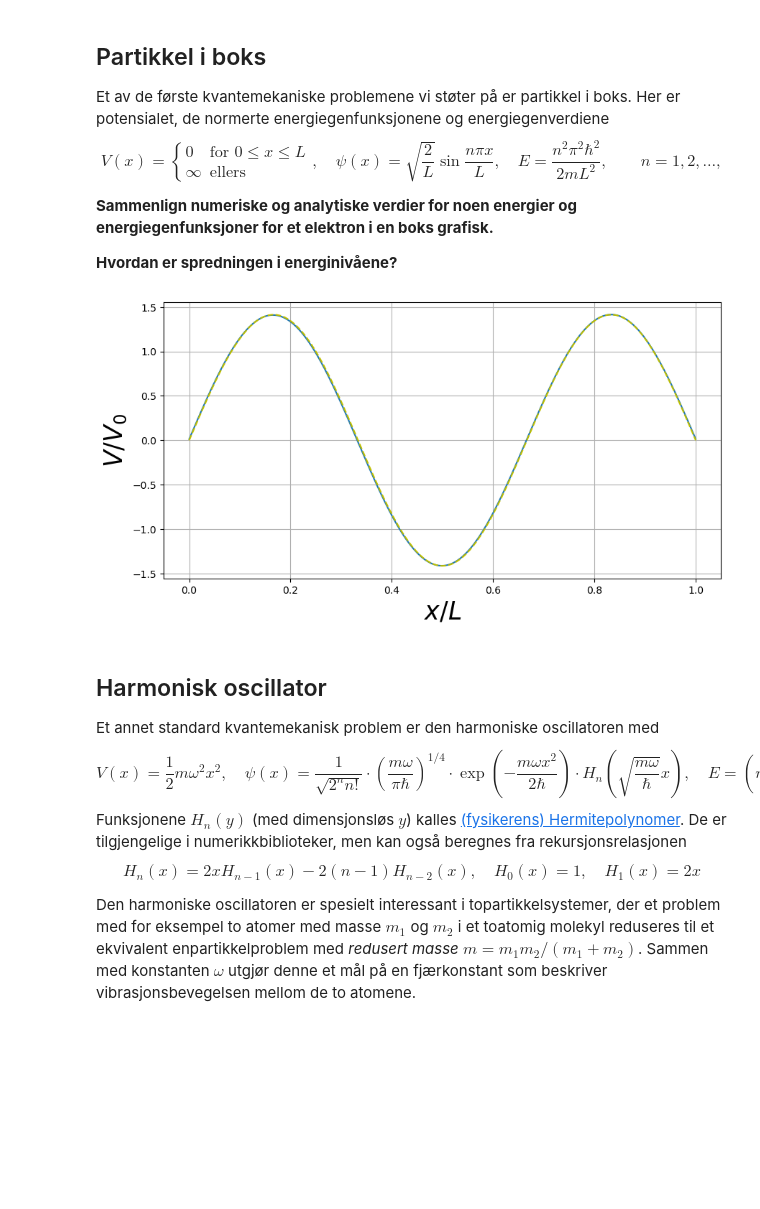
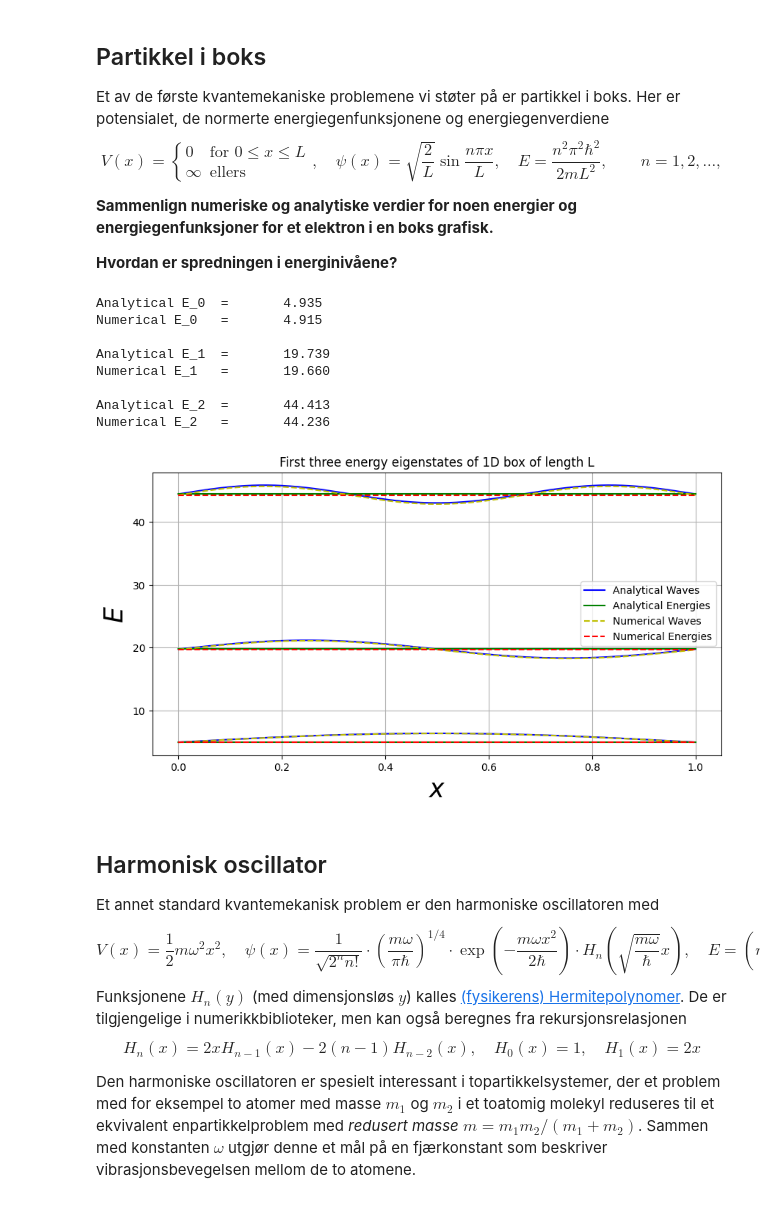
Before and after one commit to sondreklyve/semester3, a Jupyter notebook: Kvante/compex1.ipynb, the cells around one changed output. Saved outputs shown, nothing was run; the diff lists cells and outputs as text; code cells hidden in the pictures; blank space fills up the shorter version.

Commit message:
Completed numerical exercises QM

```diff
--- a/Kvante/compex1.ipynb
+++ b/Kvante/compex1.ipynb
@@ -123,27 +135,60 @@ $$
 **Sammenlign numeriske og analytiske verdier for noen energier og energiegenfunksjoner for et elektron i en boks grafisk.**
 
 **Hvordan er spredningen i energinivåene?**
-# %%
-N = 1000
-dx = 1 / N
-x = np.linspace(0, 1, N)
-
-def V(x):
-    return x
-
-
-w, v = solve_schrodinger(V(x), dx)
-
-f = normalizing_factor(v[2], x)
-
-plt.figure(figsize=(10,5))
-plt.plot(x, np.sqrt(1/f)*v.T[2])
-plt.plot(x, np.sqrt(2)*np.sin(3*np.pi*x), 'y--')
-plt.ylabel('$V/V_0$', fontsize=25)
-plt.xlabel('$x/L$', fontsize=25)
-plt.grid()
-# %% [output]
-[figure, removed]
+# %%
+N = 1000
+
+L = 1
+
+x, dx = np.linspace(0, L, N, retstep=True)
+
+V = 0 * x  # Define potential to be 0 everywhere within 1D box of length L
+
+energies, waves = solve_schrodinger(V, dx)
+
+plt.figure(figsize=(10,5))
+
+for n in range(3):  # Plot three first eigenstates
+    # Ensures cleaner plot by only labeling different graphs once
+    if n == 0:
+        anal_E_label = 'Analytical Energies'
+        anal_wave_label = 'Analytical Waves'
+        num_E_label = 'Numerical Energies'
+        num_wave_label = 'Numerical Waves'
+
+    else:
+        anal_E_label = anal_wave_label = num_E_label = num_wave_label = ''
+
+    # Analytical
+    E_anal = (n+1)**2*np.pi**2*h_bar**2 / (2*m*L**2)  # Energy using analytical results
+    plt.plot(x, E_anal + np.sqrt(2/L) * np.sin((n + 1) * np.pi * x), 'b', label=anal_wave_label)  # Wavefunction
+    plt.plot(x, np.full(N, E_anal), 'g', label=anal_E_label)  # Energy
+
+    # Numerical results
+    plt.plot(x, energies[n] + waves[n], 'y--', label=num_wave_label)  # Wavefunction
+    plt.plot(x, np.full(N, energies[n]), 'r--', label=num_E_label)  # Energy
+
+    # Print energies to console
+    print(f'Analytical E_{n}\t=\t{E_anal:.3f}')
+    print(f'Numerical E_{n}\t=\t{energies[n]:.3f}')
+    print()
+
+
+plt.title('First three energy eigenstates of 1D box of length L')
+plt.ylabel('$E$', fontsize=25)
+plt.xlabel('$x$', fontsize=25)
+plt.legend()
+plt.grid()
+# %% [output]
+Analytical E_0  =       4.935
+Numerical E_0   =       4.915
+
+Analytical E_1  =       19.739
+Numerical E_1   =       19.660
+
+Analytical E_2  =       44.413
+Numerical E_2   =       44.236
+[figure, added]
 # %% [markdown]
 ## Harmonisk oscillator
 
```
Also changed, not shown: parts of 13 cells of this notebook, 5 other files.
